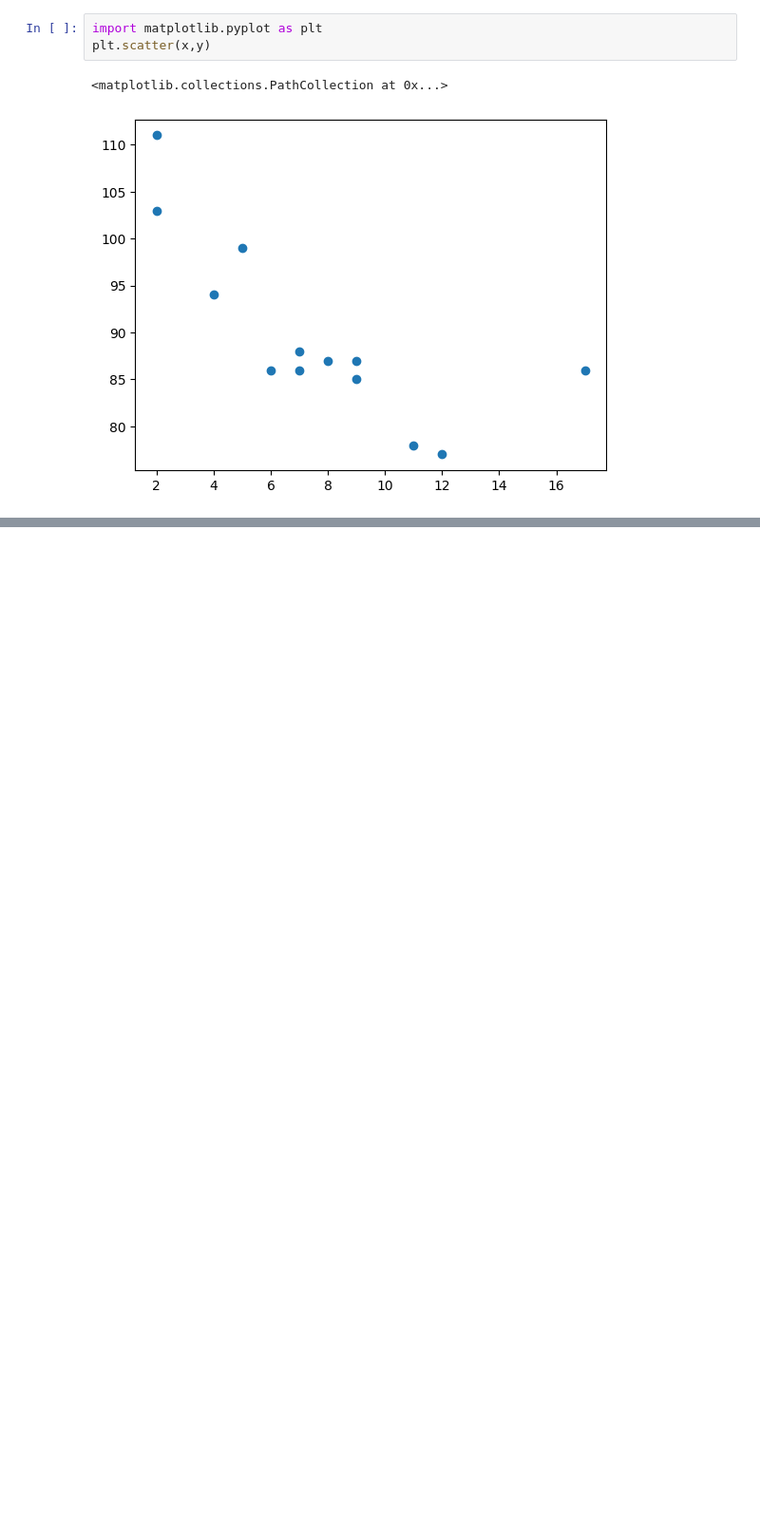
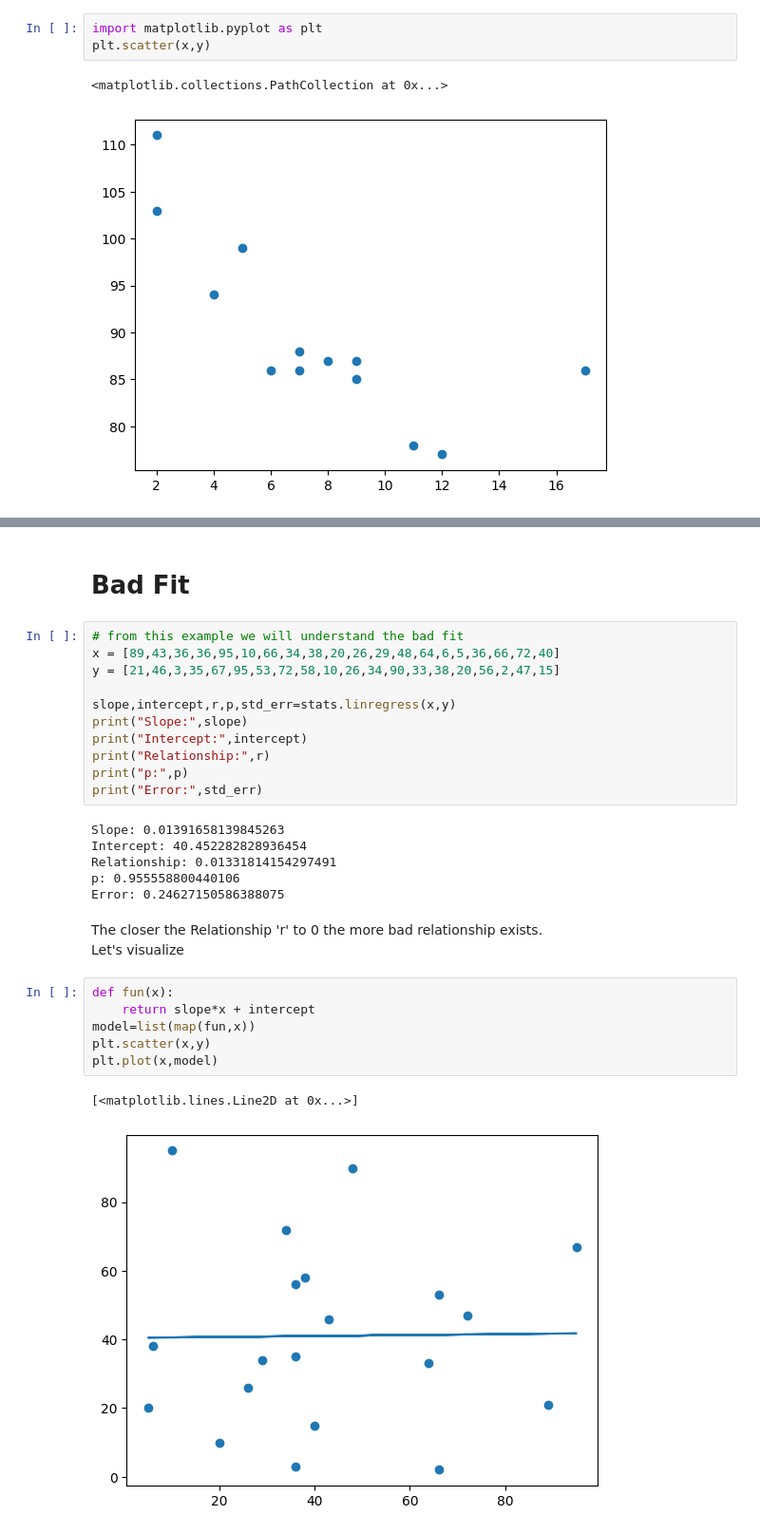
Before and after one commit to shivamrakhunde/Machine-Learning, a Jupyter notebook: LinearRegression.ipynb, the cells around one changed output, grey strips where cells are left out. Shown at 95% size. Cells and saved outputs as stored; diff of their text form; blank space fills up the shorter version.

```diff
--- a/LinearRegression.ipynb
+++ b/LinearRegression.ipynb
@@ -22,0 +69,31 @@ print("Slope:
+# %% [markdown]
+# Bad Fit
+# %%
+# from this example we will understand the bad fit
+x = [89,43,36,36,95,10,66,34,38,20,26,29,48,64,6,5,36,66,72,40]
+y = [21,46,3,35,67,95,53,72,58,10,26,34,90,33,38,20,56,2,47,15]
+
+slope,intercept,r,p,std_err=stats.linregress(x,y)
+print("Slope:",slope)
+print("Intercept:",intercept)
+print("Relationship:",r)
+print("p:",p)
+print("Error:",std_err)
+# %% [output]
+Slope: 0.01391658139845263
+Intercept: 40.452282828936454
+Relationship: 0.01331814154297491
+p: 0.955558800440106
+Error: 0.24627150586388075
+# %% [markdown]
+The closer the Relationship 'r' to 0 the more bad relationship exists. <br>
+Let's visualize
+# %%
+def fun(x):
+    return slope*x + intercept
+model=list(map(fun,x))
+plt.scatter(x,y)
+plt.plot(x,model)
+# %% [output]
+[<matplotlib.lines.Line2D at 0x...>]
+[figure, added]
```
Also changed, not shown: parts of 10 cells of this notebook.
